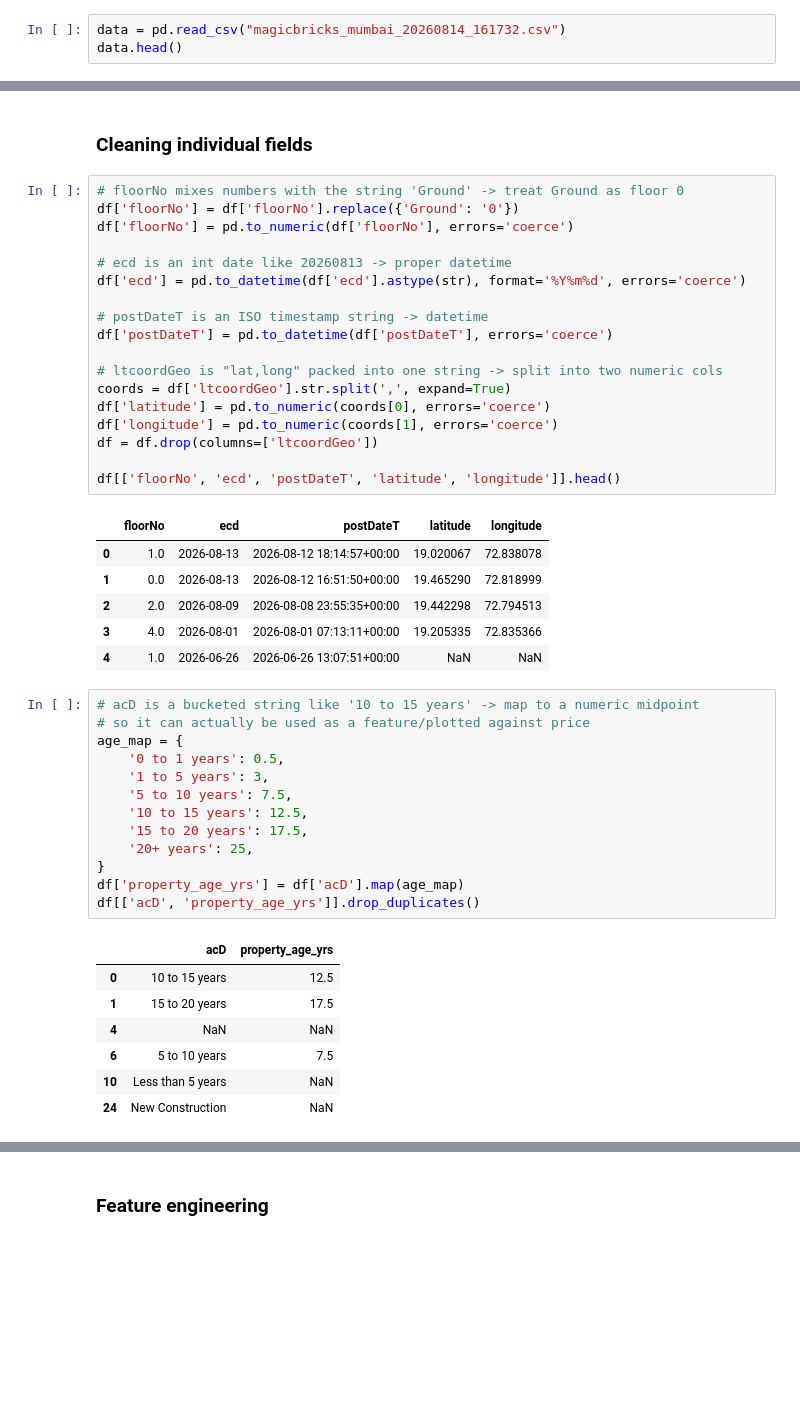
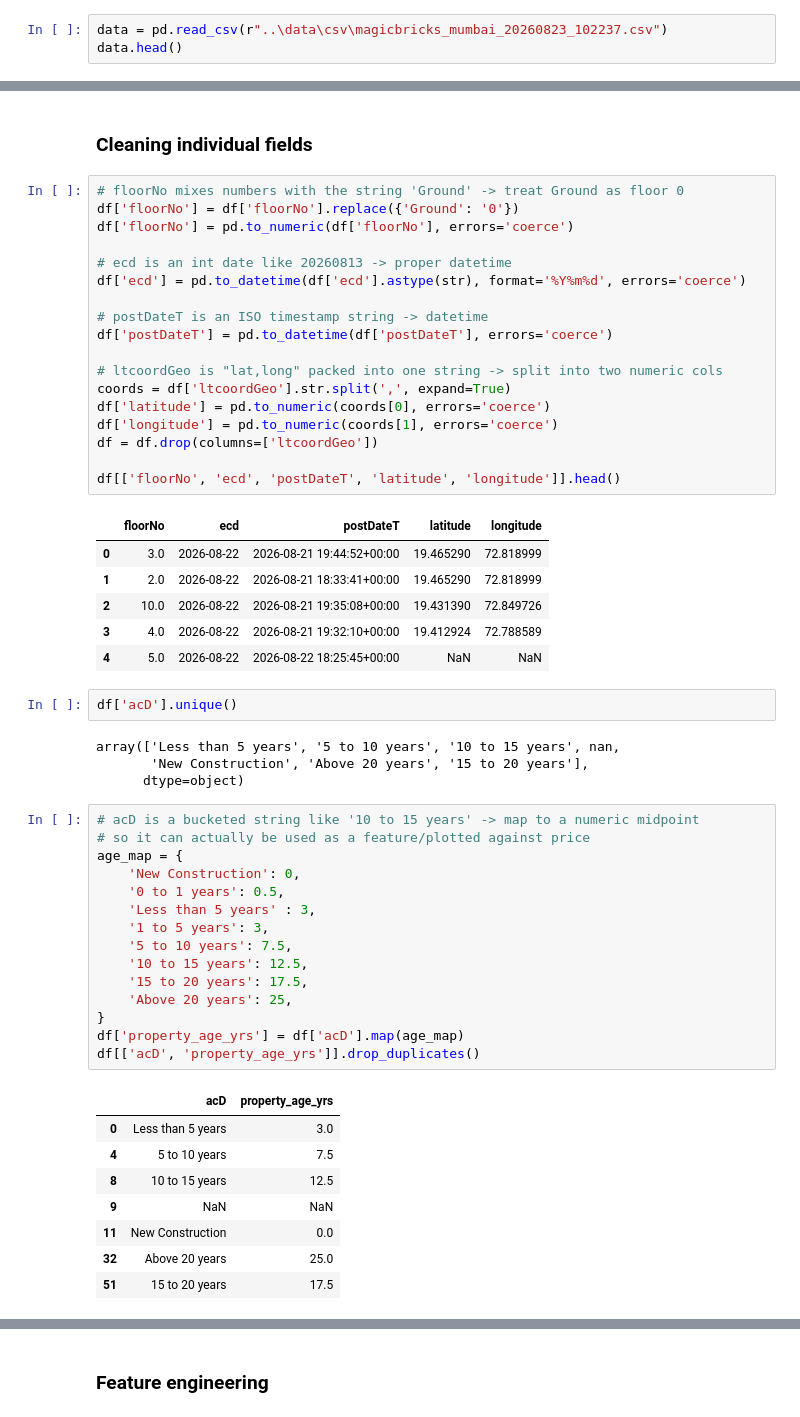
Before and after one commit to Mubashirr101/real-estate-tracker, a Jupyter notebook: scripts/eda2.ipynb, the cells around one changed output, grey strips where cells are left out. Cells and saved outputs as stored; diff of their text form; blank space fills up the shorter version.

```diff
--- a/scripts/eda2.ipynb
+++ b/scripts/eda2.ipynb
@@ -14,4 +14,4 @@ pwd()
 # %%
-data = pd.read_csv("magicbricks_mumbai_20260814_161732.csv")
+data = pd.read_csv(r"..\data\csv\magicbricks_mumbai_20260823_102237.csv")
 data.head()
 # %% [output]
@@ -191,29 +188,38 @@ df = df.drop(columns=['ltcoordGeo'])
 df[['floorNo', 'ecd', 'postDateT', 'latitude', 'longitude']].head()
 # %% [output]
 |  | floorNo | ecd | postDateT | latitude | longitude |
-| 0 | 1.0 | 2026-08-13 | 2026-08-12 18:14:57+00:00 | 19.020067 | 72.838078 |
-| 1 | 0.0 | 2026-08-13 | 2026-08-12 16:51:50+00:00 | 19.465290 | 72.818999 |
-| 2 | 2.0 | 2026-08-09 | 2026-08-08 23:55:35+00:00 | 19.442298 | 72.794513 |
-| 3 | 4.0 | 2026-08-01 | 2026-08-01 07:13:11+00:00 | 19.205335 | 72.835366 |
-| 4 | 1.0 | 2026-06-26 | 2026-06-26 13:07:51+00:00 | NaN | NaN |
+| 0 | 3.0 | 2026-08-22 | 2026-08-21 19:44:52+00:00 | 19.465290 | 72.818999 |
+| 1 | 2.0 | 2026-08-22 | 2026-08-21 18:33:41+00:00 | 19.465290 | 72.818999 |
+| 2 | 10.0 | 2026-08-22 | 2026-08-21 19:35:08+00:00 | 19.431390 | 72.849726 |
+| 3 | 4.0 | 2026-08-22 | 2026-08-21 19:32:10+00:00 | 19.412924 | 72.788589 |
+| 4 | 5.0 | 2026-08-22 | 2026-08-22 18:25:45+00:00 | NaN | NaN |
+# %%
+df['acD'].unique()
+# %% [output]
+array(['Less than 5 years', '5 to 10 years', '10 to 15 years', nan,
+       'New Construction', 'Above 20 years', '15 to 20 years'],
+      dtype=object)
 # %%
 # acD is a bucketed string like '10 to 15 years' -> map to a numeric midpoint
 # so it can actually be used as a feature/plotted against price
 age_map = {
+    'New Construction': 0,
     '0 to 1 years': 0.5,
+    'Less than 5 years' : 3,
     '1 to 5 years': 3,
     '5 to 10 years': 7.5,
     '10 to 15 years': 12.5,
     '15 to 20 years': 17.5,
-    '20+ years': 25,
+    'Above 20 years': 25,
 }
 df['property_age_yrs'] = df['acD'].map(age_map)
 df[['acD', 'property_age_yrs']].drop_duplicates()
 # %% [output]
 |  | acD | property_age_yrs |
-| 0 | 10 to 15 years | 12.5 |
-| 1 | 15 to 20 years | 17.5 |
-| 4 | NaN | NaN |
-| 6 | 5 to 10 years | 7.5 |
-| 10 | Less than 5 years | NaN |
-| 24 | New Construction | NaN |
+| 0 | Less than 5 years | 3.0 |
+| 4 | 5 to 10 years | 7.5 |
+| 8 | 10 to 15 years | 12.5 |
+| 9 | NaN | NaN |
+| 11 | New Construction | 0.0 |
+| 32 | Above 20 years | 25.0 |
+| 51 | 15 to 20 years | 17.5 |
```
Also changed, not shown: parts of 21 cells of this notebook, 13 other files.
